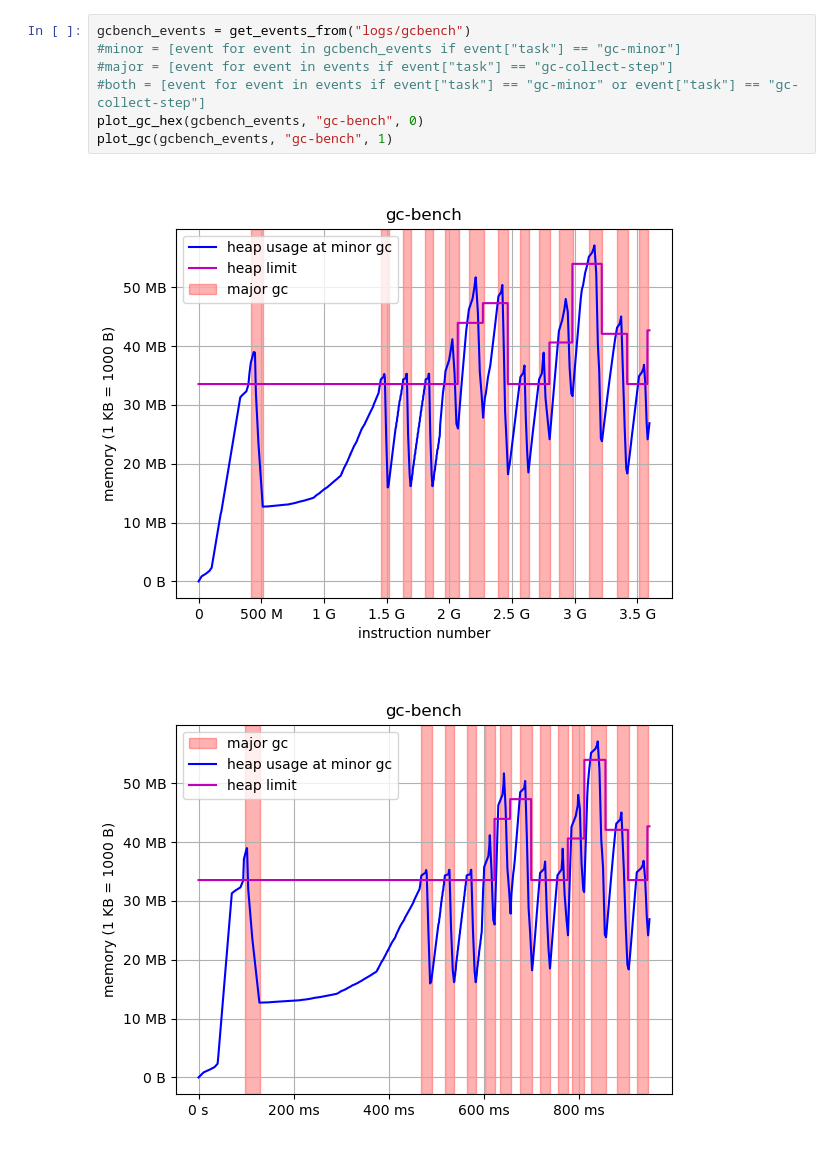
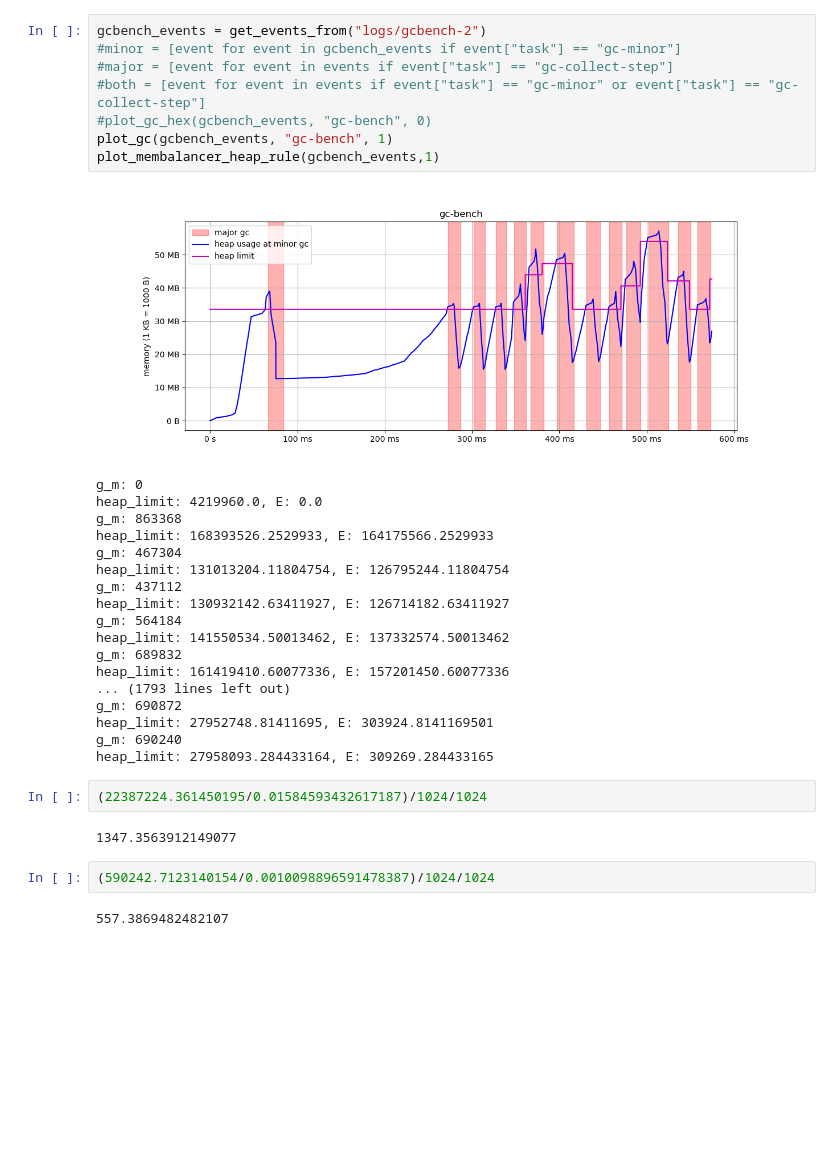
Before and after one commit to enisik/Bachelorarbeit-Skripte, a Jupyter notebook: plots.ipynb, the cells around one changed output. Drawn from its saved outputs; the diff is of its cells as text; blank space fills up the shorter version.

Commit message:
added membalancer heap limit plot and new log files

```diff
--- a/plots.ipynb
+++ b/plots.ipynb
@@ -7,11 +67,36 @@ import numpy as np
 # %%
-gcbench_events = get_events_from("logs/gcbench")
+gcbench_events = get_events_from("logs/gcbench-2")
 #minor = [event for event in gcbench_events if event["task"] == "gc-minor"]
 #major = [event for event in events if event["task"] == "gc-collect-step"]
 #both = [event for event in events if event["task"] == "gc-minor" or event["task"] == "gc-collect-step"]
-plot_gc_hex(gcbench_events, "gc-bench", 0)
+#plot_gc_hex(gcbench_events, "gc-bench", 0)
 plot_gc(gcbench_events, "gc-bench", 1)
+plot_membalancer_heap_rule(gcbench_events,1)
 # %% [output]
-[figure, old version]
+[figure, new version]
-[figure, removed]
+g_m: 0
+heap_limit: 4219960.0, E: 0.0
+g_m: 863368
+heap_limit: 168393526.2529933, E: 164175566.2529933
+g_m: 467304
+heap_limit: 131013204.11804754, E: 126795244.11804754
+g_m: 437112
+heap_limit: 130932142.63411927, E: 126714182.63411927
+g_m: 564184
+heap_limit: 141550534.50013462, E: 137332574.50013462
+g_m: 689832
+heap_limit: 161419410.60077336, E: 157201450.60077336
+... (1793 lines left out)
+g_m: 690872
+heap_limit: 27952748.81411695, E: 303924.8141169501
+g_m: 690240
+heap_limit: 27958093.284433164, E: 309269.284433165
+# %%
+(22387224.361450195/0.01584593432617187)/1024/1024
+# %% [output]
+1347.3563912149077
+# %%
+(590242.7123140154/0.0010098896591478387)/1024/1024
+# %% [output]
+557.3869482482107
 # %%
```
Also changed, not shown: parts of 3 cells of this notebook, 4 other files.
